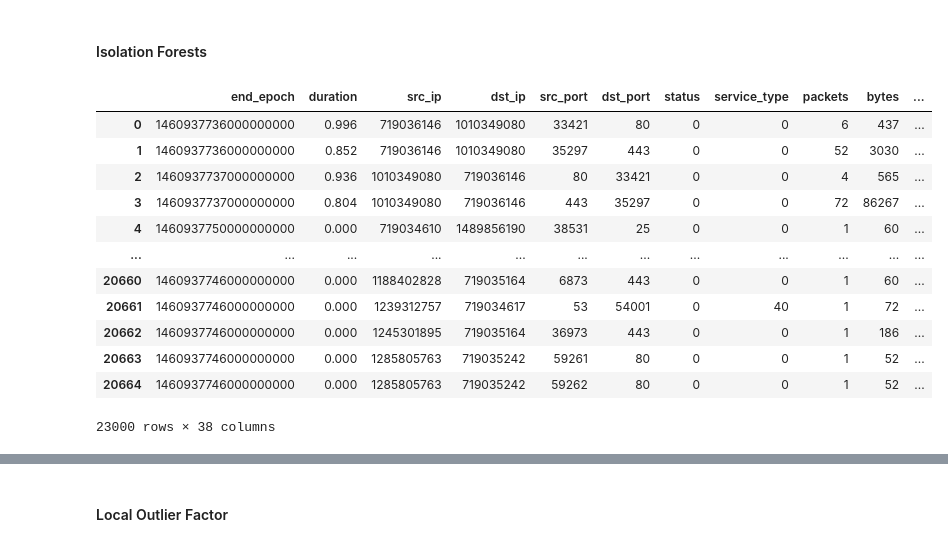
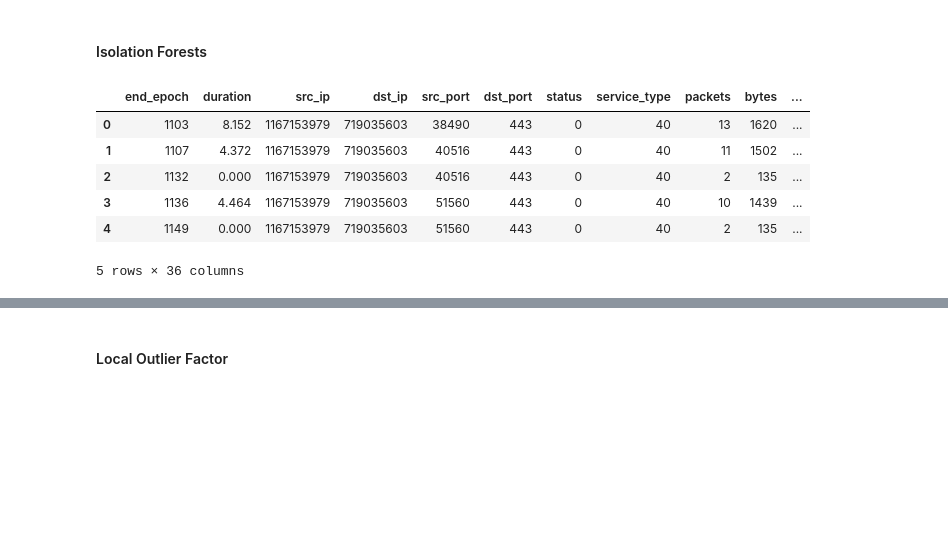
Before and after one commit to Leiyks/MLSECU, a Jupyter notebook: mlsecu.ipynb, the cells around one changed output, grey strips where cells are left out. Cells and saved outputs as stored; diff of their text form; code cells hidden in the pictures; blank space fills up the shorter version.

```diff
--- a/mlsecu.ipynb
+++ b/mlsecu.ipynb
@@ -39,7 +39,7 @@ test_attacks_dataframes = [test_blacklist, test_sshscan, test_botnet, test_scan1
 # %%
 def cast_dataframe(df):
     # Convert timestamp to epoch integer
-    df.end_epoch = pd.to_datetime(df.end_epoch).view(np.int64)
+    df.end_epoch = pd.to_datetime(df.end_epoch).apply(lambda x: x.strftime('%H%M%S')).astype(np.int64)
 
     # Convert attack to boolean
     df.attack = df.attack.apply(lambda x: x != 'background')
@@ -63,8 +63,8 @@ def get_dataframes(outlier_ratio, num_samples):
     train_dataframes.append(background.head(num_samples - sum(len(df) for df in train_dataframes)))
     test_dataframes.append(test_background.head(num_samples - sum(len(df) for df in test_dataframes)))
 
-    train_df = cast_dataframe(pd.concat(train_dataframes))
-    test_df = cast_dataframe(pd.concat(test_dataframes))
+    train_df = cast_dataframe(pd.concat(train_dataframes, ignore_index=True))
+    test_df = cast_dataframe(pd.concat(test_dataframes, ignore_index=True))
 
     return train_df, test_df
 # %%
@@ -160,8 +175,8 @@ show3D_flow_exchanges(df[df.attack], 'duration', 'dst_port', 'bytes', 'Represent
 ## Data Cleaning
 # %%
 def one_hot_encoding_dataframes(df, test_df):
-    one_hot_encoded_df = pd.get_dummies(df)
-    one_hot_encoded_df_test = pd.get_dummies(test_df)
+    one_hot_encoded_df = pd.get_dummies(df.drop(['attack'], axis=1))
+    one_hot_encoded_df_test = pd.get_dummies(test_df.drop(['attack'], axis=1))
 
     for column in one_hot_encoded_df.columns:
         if column not in one_hot_encoded_df_test.columns:
@@ -176,6 +191,6 @@ def one_hot_encoding_dataframes(df, test_df):
     return one_hot_encoded_df, one_hot_encoded_df_test
 
 one_hot_encoded_df, one_hot_encoded_df_test = one_hot_encoding_dataframes(df, test_df)
-display(one_hot_encoded_df.head())
 print(one_hot_encoded_df.isna().sum().any())
+one_hot_encoded_df.head()
 # %% [output]
@@ -219,29 +236,23 @@ def describe_precision(col):
 # %%
 rng = np.random.RandomState(42)
 outlier_ratio = 0.1
-df, test_df = get_dataframes(outlier_ratio, 23000)
+df, test_df = get_dataframes(outlier_ratio, 10000)
 one_hot_encoded_df, one_hot_encoded_df_test = one_hot_encoding_dataframes(df, test_df)
 
-classifier = IsolationForest(contamination=outlier_ratio, n_estimators=9, random_state=rng).fit(one_hot_encoded_df.values)
+classifier = IsolationForest(contamination=outlier_ratio, n_estimators=1000, random_state=rng).fit(one_hot_encoded_df.values)
 y_pred = classifier.predict(one_hot_encoded_df_test.values)
 
-df_outliers = one_hot_encoded_df.copy()
+df_outliers = one_hot_encoded_df_test.copy()
 df_outliers['if_outliers'] = [i == -1 for i in  y_pred]
-df_outliers
+df_outliers.head()
 # %% [output]
 |  | end_epoch | duration | src_ip | dst_ip | src_port | dst_port | status | service_type | packets | bytes | ... |
-| 0 | 1460937736000000000 | 0.996 | 719036146 | 1010349080 | 33421 | 80 | 0 | 0 | 6 | 437 | ... |
-| 1 | 1460937736000000000 | 0.852 | 719036146 | 1010349080 | 35297 | 443 | 0 | 0 | 52 | 3030 | ... |
-| 2 | 1460937737000000000 | 0.936 | 1010349080 | 719036146 | 80 | 33421 | 0 | 0 | 4 | 565 | ... |
-| 3 | 1460937737000000000 | 0.804 | 1010349080 | 719036146 | 443 | 35297 | 0 | 0 | 72 | 86267 | ... |
-| 4 | 1460937750000000000 | 0.000 | 719034610 | 1489856190 | 38531 | 25 | 0 | 0 | 1 | 60 | ... |
-| ... | ... | ... | ... | ... | ... | ... | ... | ... | ... | ... | ... |
-| 20660 | 1460937746000000000 | 0.000 | 1188402828 | 719035164 | 6873 | 443 | 0 | 0 | 1 | 60 | ... |
-| 20661 | 1460937746000000000 | 0.000 | 1239312757 | 719034617 | 53 | 54001 | 0 | 40 | 1 | 72 | ... |
-| 20662 | 1460937746000000000 | 0.000 | 1245301895 | 719035164 | 36973 | 443 | 0 | 0 | 1 | 186 | ... |
-| 20663 | 1460937746000000000 | 0.000 | 1285805763 | 719035242 | 59261 | 80 | 0 | 0 | 1 | 52 | ... |
-| 20664 | 1460937746000000000 | 0.000 | 1285805763 | 719035242 | 59262 | 80 | 0 | 0 | 1 | 52 | ... |
+| 0 | 1103 | 8.152 | 1167153979 | 719035603 | 38490 | 443 | 0 | 40 | 13 | 1620 | ... |
+| 1 | 1107 | 4.372 | 1167153979 | 719035603 | 40516 | 443 | 0 | 40 | 11 | 1502 | ... |
+| 2 | 1132 | 0.000 | 1167153979 | 719035603 | 40516 | 443 | 0 | 40 | 2 | 135 | ... |
+| 3 | 1136 | 4.464 | 1167153979 | 719035603 | 51560 | 443 | 0 | 40 | 10 | 1439 | ... |
+| 4 | 1149 | 0.000 | 1167153979 | 719035603 | 51560 | 443 | 0 | 40 | 2 | 135 | ... |
-23000 rows × 38 columns
+5 rows × 36 columns
 # %%
 describe_precision("if_outliers")
 # %% [output]
```
Also changed, not shown: parts of 13 cells of this notebook.
